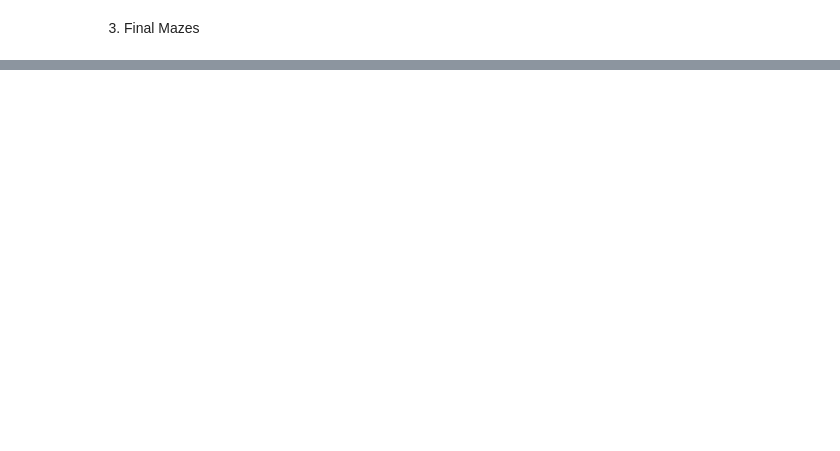
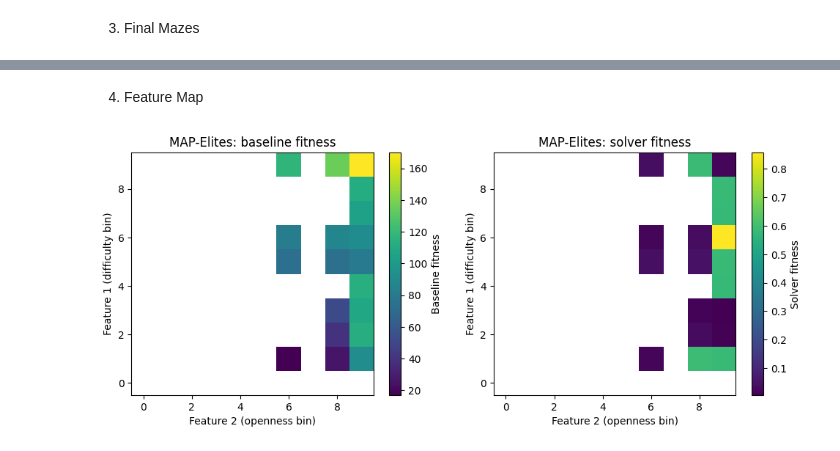
Before and after one commit to SteelspeedYYC/CAS739_TermProject, a Jupyter notebook: MainNoteBook.ipynb, the cells around one changed output, grey strips where cells are left out. Saved outputs shown, nothing was run; the diff lists cells and outputs as text; code cells hidden in the pictures; blank space fills up the shorter version.

```diff
--- a/MainNoteBook.ipynb
+++ b/MainNoteBook.ipynb
@@ -114,0 +145,53 @@ Start: (13, 3) Goal: (11, 10)
+# %% [markdown]
+4. Feature Map
+# %%
+last_archive = archive_snapshots[-1]
+
+
+snap = last_archive
+cells = snap["cells"]
+
+n_rows = max(c["row"] for c in cells) + 1
+n_cols = max(c["col"] for c in cells) + 1
+
+baseline_grid = np.full((n_rows, n_cols), np.nan)
+solver_grid   = np.full((n_rows, n_cols), np.nan)
+
+for c in cells:
+    r = c["row"]
+    co = c["col"]
+    baseline_grid[r, co] = c["baseline_fitness"]
+    solver_grid[r, co]   = c["solver_fitness"]
+
+
+vmin = np.nanmin(baseline_grid)
+vmax = np.nanmax(baseline_grid)
+
+plt.figure(figsize=(10, 4))
+
+plt.subplot(1, 2, 1)
+plt.imshow(
+    baseline_grid,
+    origin="lower",
+    cmap="viridis",
+)
+plt.colorbar(label="Baseline fitness")
+plt.xlabel("Feature 2 (openness bin)")
+plt.ylabel("Feature 1 (difficulty bin)")
+plt.title("MAP-Elites: baseline fitness")
+
+plt.subplot(1, 2, 2)
+plt.imshow(
+    solver_grid,
+    origin="lower",
+    cmap="viridis",
+)
+plt.colorbar(label="Solver fitness")
+plt.xlabel("Feature 2 (openness bin)")
+plt.ylabel("Feature 1 (difficulty bin)")
+plt.title("MAP-Elites: solver fitness")
+
+plt.tight_layout()
+plt.show()
+# %% [output]
+[figure, added]
```
Also changed, not shown: parts of 6 cells of this notebook, 1 other file.
